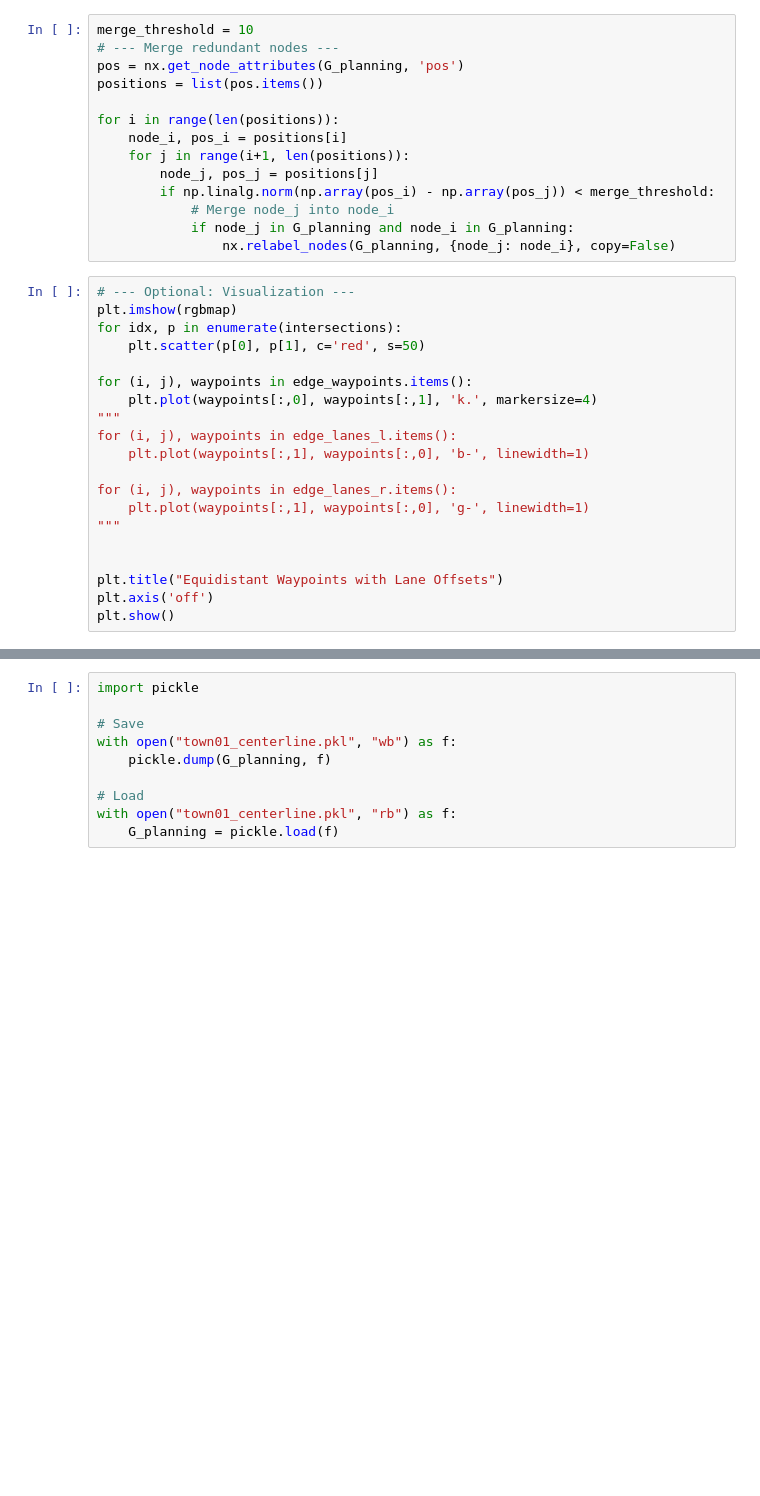
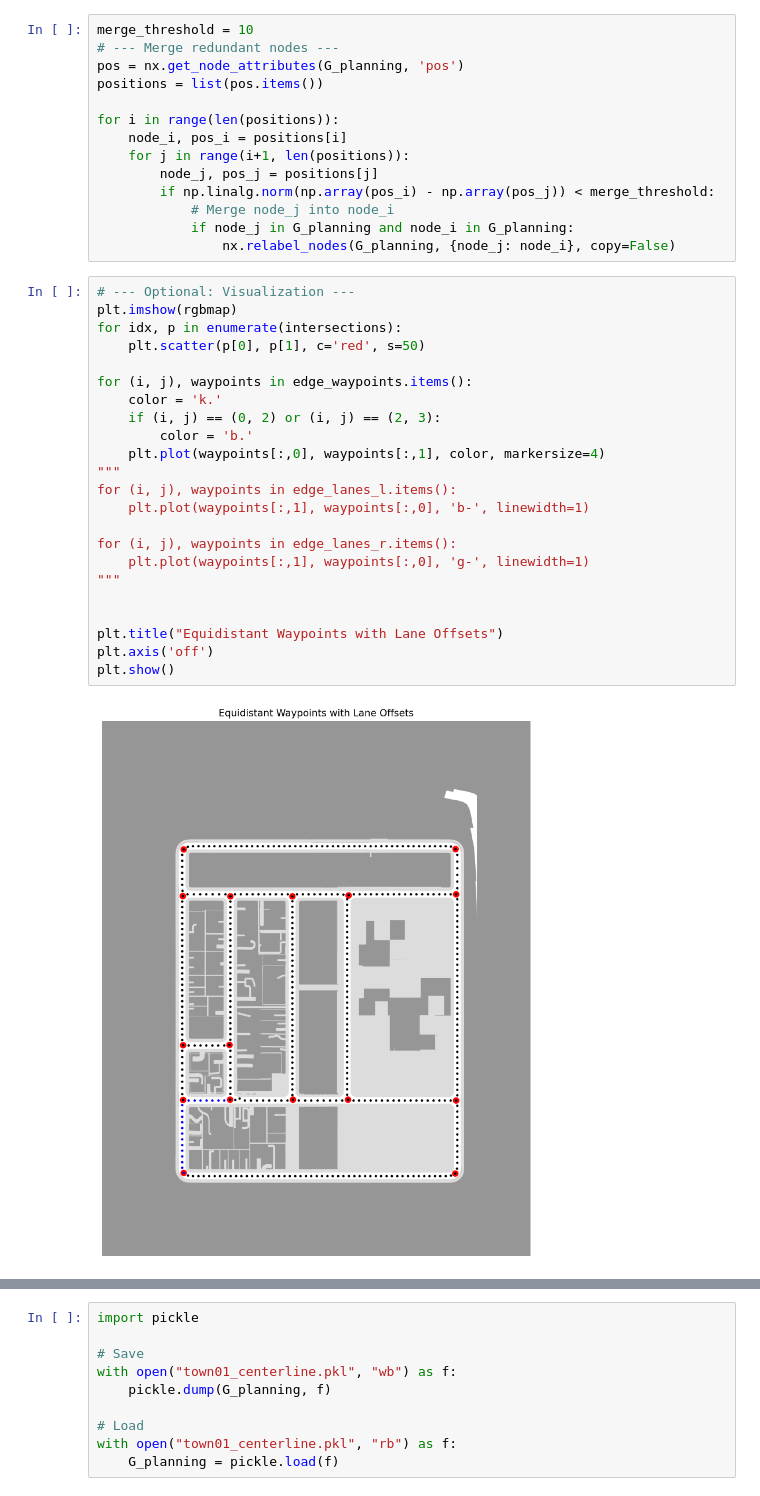
Before and after one commit to danielmtzbarba/carlabev-env, a Jupyter notebook: CarlaBEV/scripts/design_map_graph.ipynb, the cells around one changed output, grey strips where cells are left out. Drawn from its saved outputs; the diff is of its cells as text; blank space fills up the shorter version.

```diff
--- a/CarlaBEV/scripts/design_map_graph.ipynb
+++ b/CarlaBEV/scripts/design_map_graph.ipynb
@@ -459,23 +462,28 @@ for i in range(len(positions)):
 # %%
 # --- Optional: Visualization ---
 plt.imshow(rgbmap)
 for idx, p in enumerate(intersections):
     plt.scatter(p[0], p[1], c='red', s=50)
 
 for (i, j), waypoints in edge_waypoints.items():
-    plt.plot(waypoints[:,0], waypoints[:,1], 'k.', markersize=4)
+    color = 'k.'
+    if (i, j) == (0, 2) or (i, j) == (2, 3):
+        color = 'b.'
+    plt.plot(waypoints[:,0], waypoints[:,1], color, markersize=4)
 """
 for (i, j), waypoints in edge_lanes_l.items():
     plt.plot(waypoints[:,1], waypoints[:,0], 'b-', linewidth=1)
 
 for (i, j), waypoints in edge_lanes_r.items():
     plt.plot(waypoints[:,1], waypoints[:,0], 'g-', linewidth=1)
 """
 
 
 plt.title("Equidistant Waypoints with Lane Offsets")
 plt.axis('off')
 plt.show()
+# %% [output]
+[figure, added]
 # %%
 # --- Draw the planning graph with nx.draw_networkx() ---
 pos = nx.get_node_attributes(G_planning, 'pos')
```
Also changed, not shown: parts of 14 cells of this notebook.
